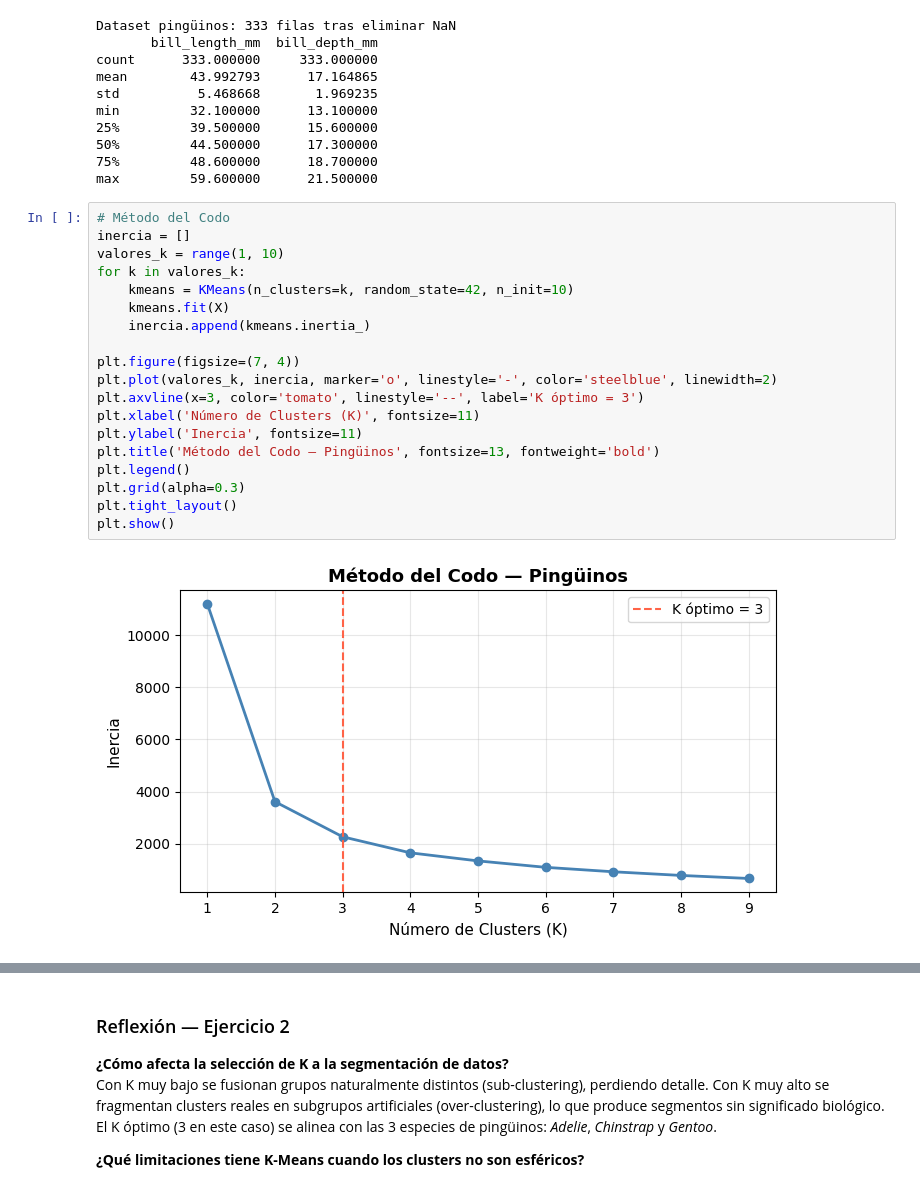
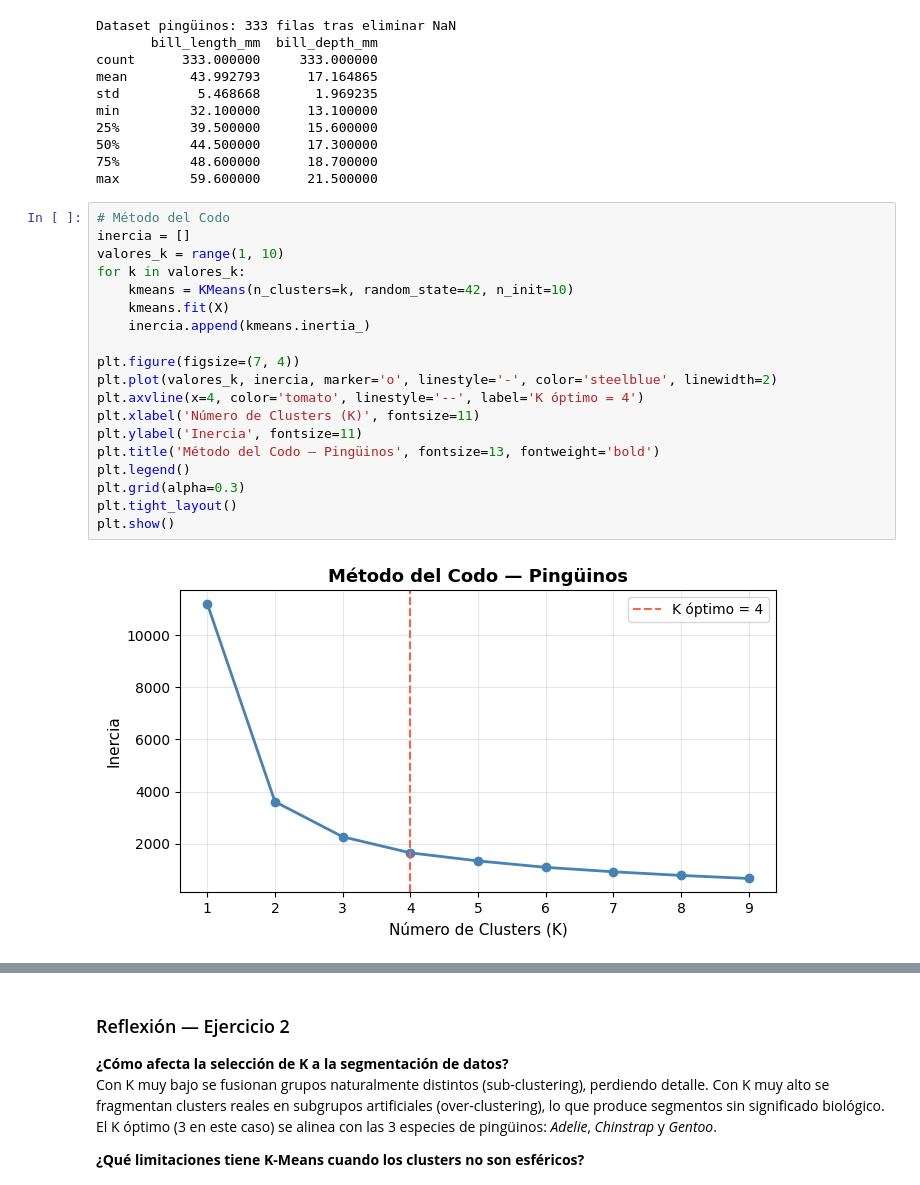
Before and after one commit to chapaman40/CIENCIA-DE-DATOS2026, a Jupyter notebook: CienciadeDatos/Mineriadedatos/Clase6.1.ipynb, the cells around one changed output, grey strips where cells are left out. Drawn from its saved outputs; the diff is of its cells as text.

```diff
--- a/CienciadeDatos/Mineriadedatos/Clase6.1.ipynb
+++ b/CienciadeDatos/Mineriadedatos/Clase6.1.ipynb
@@ -85,22 +85,22 @@ max         59.600000      21.500000
 # %%
 # Método del Codo
 inercia = []
 valores_k = range(1, 10)
 for k in valores_k:
     kmeans = KMeans(n_clusters=k, random_state=42, n_init=10)
     kmeans.fit(X)
     inercia.append(kmeans.inertia_)
 
 plt.figure(figsize=(7, 4))
 plt.plot(valores_k, inercia, marker='o', linestyle='-', color='steelblue', linewidth=2)
-plt.axvline(x=3, color='tomato', linestyle='--', label='K óptimo = 3')
+plt.axvline(x=4, color='tomato', linestyle='--', label='K óptimo = 4')
 plt.xlabel('Número de Clusters (K)', fontsize=11)
 plt.ylabel('Inercia', fontsize=11)
 plt.title('Método del Codo — Pingüinos', fontsize=13, fontweight='bold')
 plt.legend()
 plt.grid(alpha=0.3)
 plt.tight_layout()
 plt.show()
 # %% [output]
-[figure, old version]
+[figure, new version]
 # %%
```
Also changed, not shown: parts of 4 cells of this notebook.
